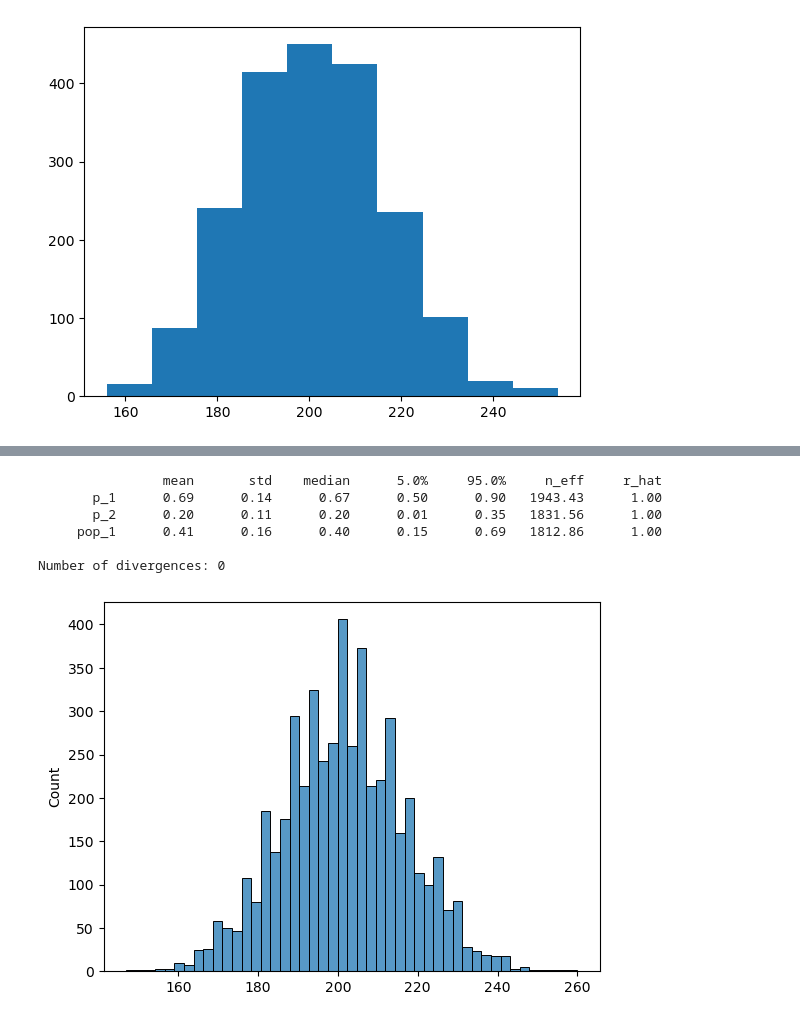
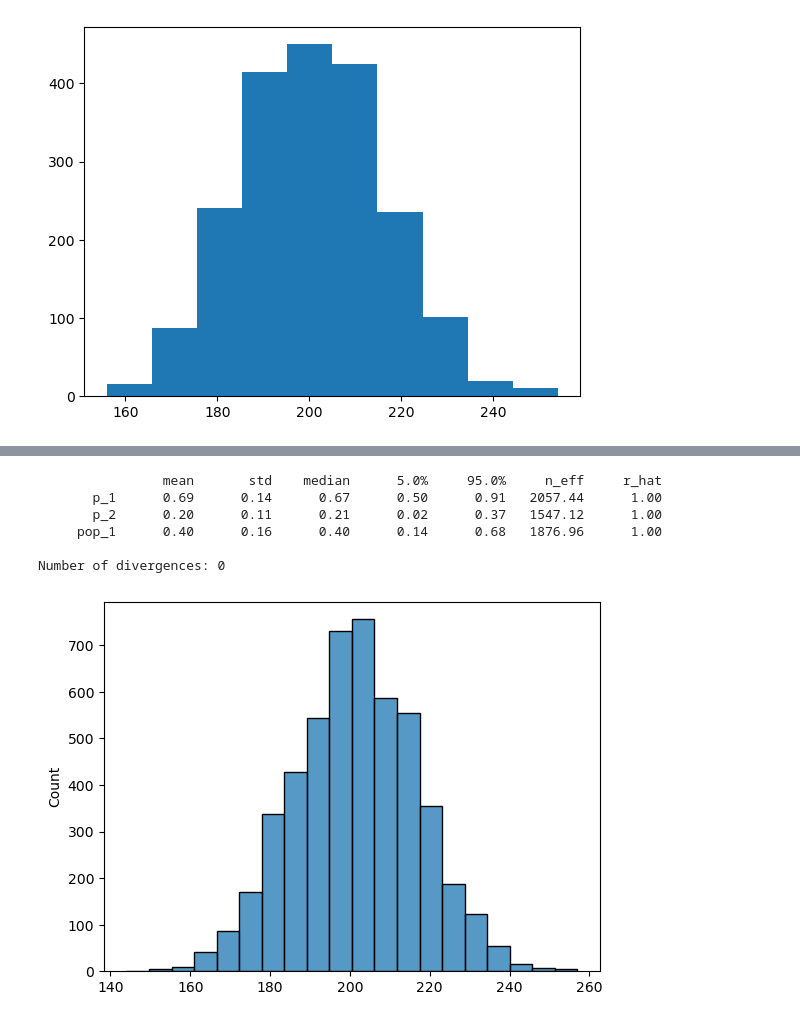
Before and after one commit to Daniel-Packer/vote-counts, a Jupyter notebook: src/notebooks/local_results_eda.ipynb, the cells around one changed output, grey strips where cells are left out. Drawn from its saved outputs; the diff is of its cells as text; code cells hidden in the pictures.

```diff
--- a/src/notebooks/local_results_eda.ipynb
+++ b/src/notebooks/local_results_eda.ipynb
@@ -116,7 +117,7 @@ rng_key, rng_key_ = random.split(rng_key)
 
 # Run NUTS.
 kernel = NUTS(model_A3)
-num_samples = 5_000
+num_samples = 2_000
 mcmc = MCMC(kernel, num_warmup=1000, num_samples=num_samples)
 mcmc.run(
     rng_key_, n_voters = len(outcomes), outcomes = outcomes
@@ -125,19 +126,19 @@ mcmc.print_summary()
 samples_A3 = mcmc.get_samples()
 # %% [output]
                 mean       std    median      5.0%     95.0%     n_eff     r_hat
-       p_1      0.69      0.14      0.67      0.50      0.90   1943.43      1.00
-       p_2      0.20      0.11      0.20      0.01      0.35   1831.56      1.00
-     pop_1      0.41      0.16      0.40      0.15      0.69   1812.86      1.00
+       p_1      0.69      0.14      0.67      0.50      0.91   2057.44      1.00
+       p_2      0.20      0.11      0.21      0.02      0.37   1547.12      1.00
+     pop_1      0.40      0.16      0.40      0.14      0.68   1876.96      1.00
 
 Number of divergences: 0
 # %%
 posterior_predictive_A3 = Predictive(model_A3, samples_A3)
 posterior_samples = posterior_predictive_A3(rng_key_, n_voters = 500)
 posterior_outcomes_A3 = posterior_samples["outcomes"].sum(axis = 1)
-sns.histplot(posterior_outcomes_A3)
+sns.histplot(posterior_outcomes_A3, bins=20)
 plt.show()
 # %% [output]
-[figure, old version]
+[figure, new version]
 # %%
 outcomes = jnp.stack(
     [
```
Also changed, not shown: parts of 7 cells of this notebook.
